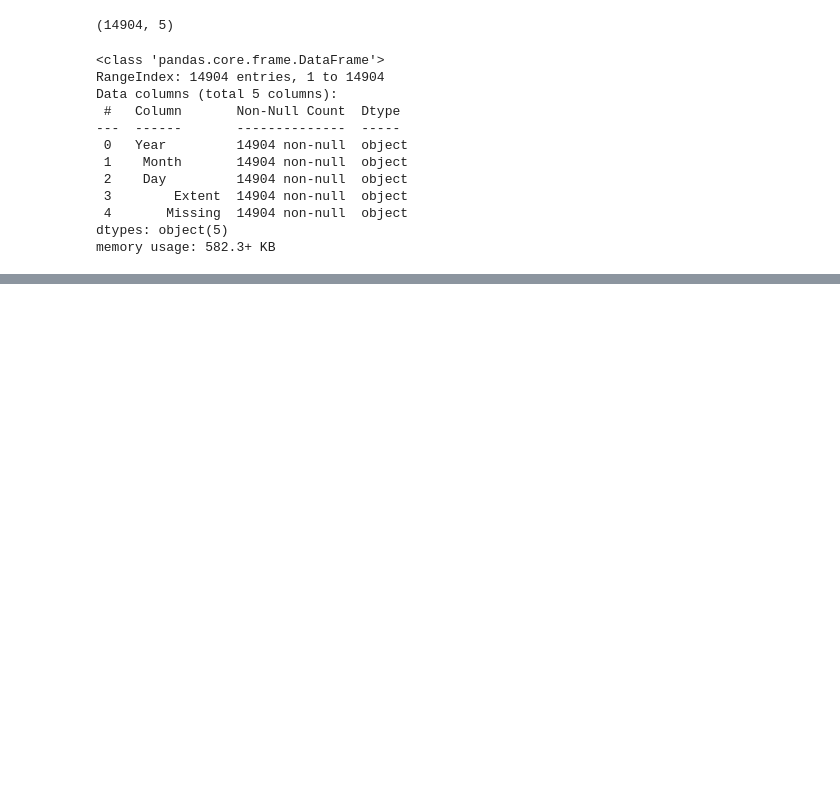
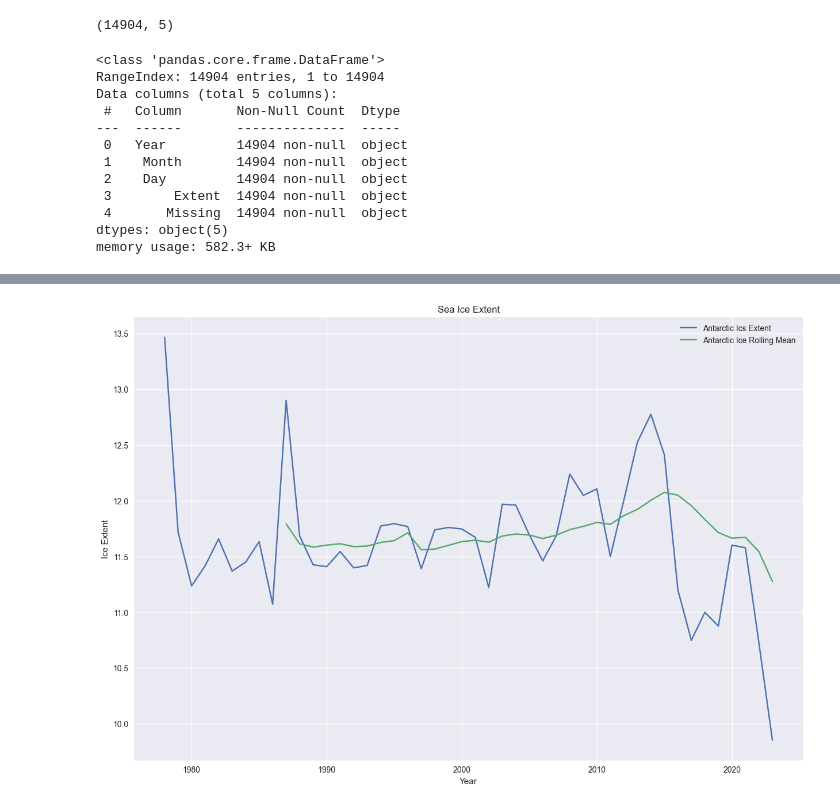
Before and after one commit to dilancroos/ice_extent, a Jupyter notebook: sea_ice.ipynb, the cells around one changed output, grey strips where cells are left out. Cells and saved outputs as stored; diff of their text form; code cells hidden in the pictures; blank space fills up the shorter version.

```diff
--- a/sea_ice.ipynb
+++ b/sea_ice.ipynb
@@ -353,0 +460,14 @@ year_mean
+# %%
+# Change the Year, Month and Day columns to integers
+s_seaice_clean['Year'] = s_seaice_clean['Year'].astype(int)
+s_seaice_clean['Month'] = s_seaice_clean[' Month'].astype(int)
+s_seaice_clean['Day'] = s_seaice_clean[' Day'].astype(int)
+s_seaice_clean['Extent'] = s_seaice_clean['     Extent'].astype(float)
+s_seaice_clean['Missing'] = s_seaice_clean['    Missing'].astype(float)
+s_seaice_clean =(s_seaice_clean
+                 .drop([' Month'], axis=1)
+                 .drop([' Day'], axis=1)
+                 .drop(['     Extent'], axis=1)
+                 .drop(['    Missing'], axis=1))
+s_seaice_clean['Date'] = pd.to_datetime(s_seaice_clean[['Year', 'Month', 'Day']])
+s_seaice_clean.head()
@@ -354,2 +481,5 @@ year_mean
 # %%
-year_mean = s_seaice_clean.groupby('Year').mean()
+s_seaice_grouped = s_seaice_clean.groupby(['Year']).mean()
+s_seaice_grouped.tail()
+
+# plot
@@ -372,0 +494,19 @@ print(result_df)
+# %%
+# remove last row
+
+s_seaice_grouped = s_seaice_grouped[:-1]
+# %%
+# plot the rolling mean of the sea ice extent
+
+# plot the data
+plt.style.use('seaborn-v0_8')
+plt.figure(figsize=(15, 10))
+plt.plot(s_seaice_grouped['Extent'], label='Antarctic Ics Extent')
+plt.plot(s_seaice_grouped['Extent'].rolling(window=10).mean(), label='Antarctic Ice Rolling Mean')
+plt.xlabel('Year')
+plt.ylabel('Ice Extent')
+plt.title('Sea Ice Extent')
+plt.legend()
+plt.show()
+# %% [output]
+[figure, added]
```
Also changed, not shown: parts of 22 cells of this notebook.
